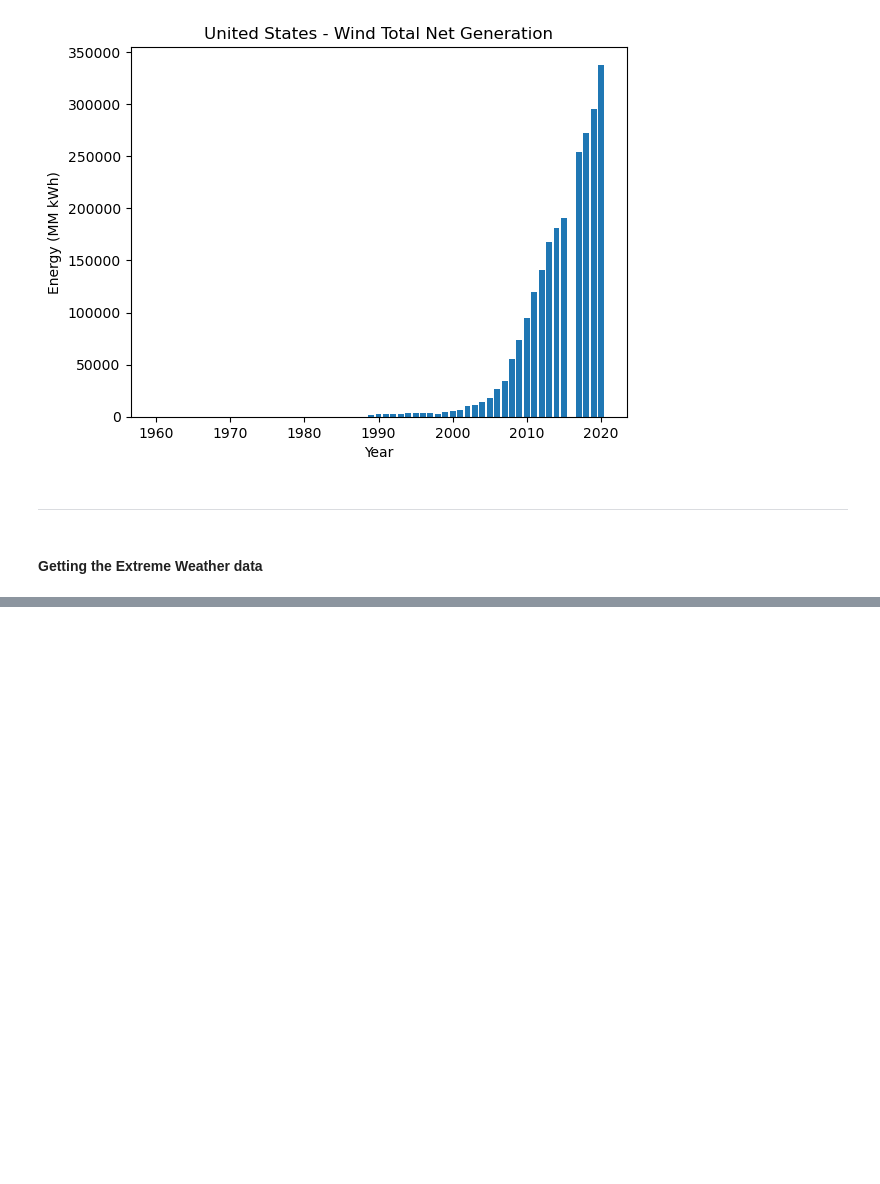
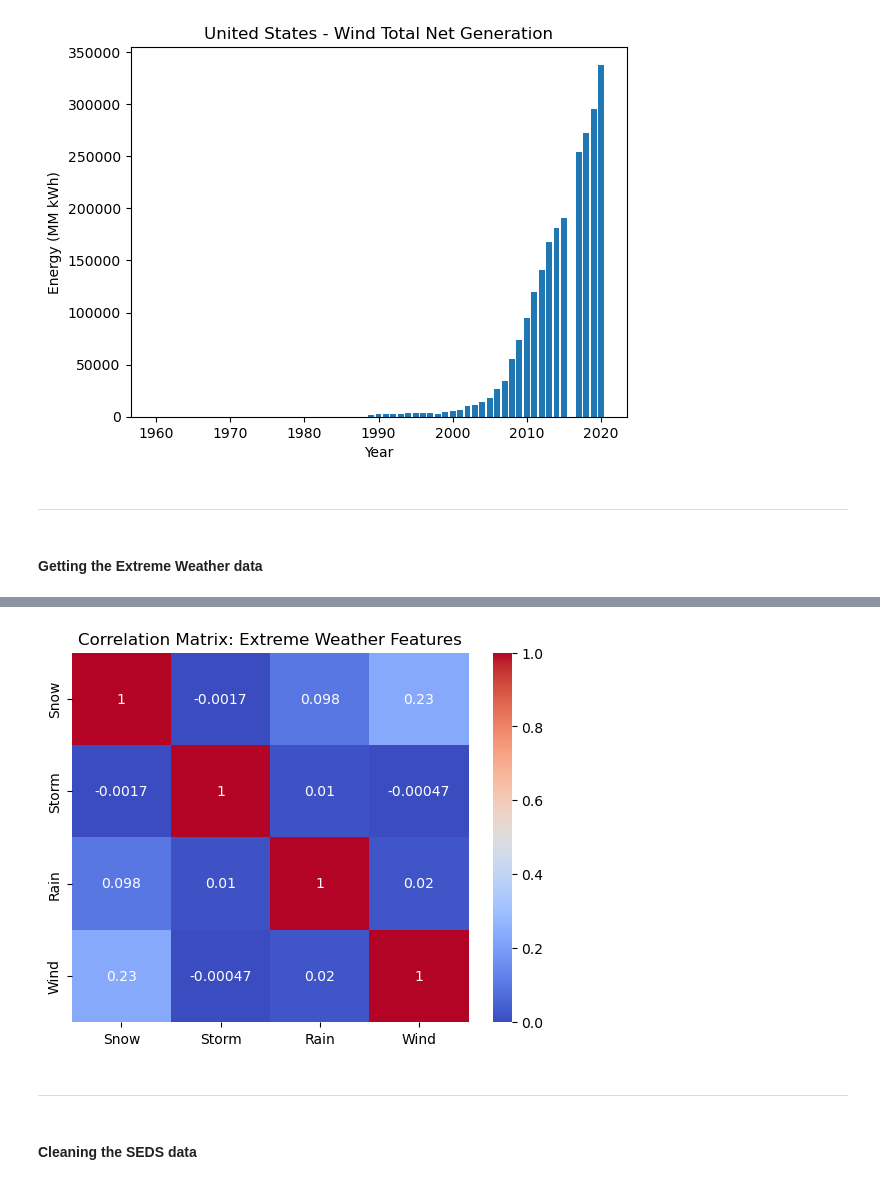
Before and after one commit to mcarbajal2/IFI8420-Assignments, a Jupyter notebook: Final Project/final_project.ipynb, the cells around one changed output, grey strips where cells are left out. Cells and saved outputs as stored; diff of their text form; code cells hidden in the pictures; blank space fills up the shorter version.

```diff
--- a/Final Project/final_project.ipynb
+++ b/Final Project/final_project.ipynb
@@ -252,0 +374,17 @@ plt.show()
+# %%
+sns.heatmap(
+    df_data[['snow_value_mm', 'duration_minutes_storm', 'rain_value_mm', 'wind_speed_mean']].corr(),
+    annot=True,
+    cmap='coolwarm',
+    xticklabels=['Snow', 'Storm', 'Rain', 'Wind'],
+    yticklabels=['Snow', 'Storm', 'Rain', 'Wind']
+)
+plt.title('Correlation Matrix: Extreme Weather Features')
+plt.savefig('impact_corr_matrix.png', bbox_inches='tight')
+plt.show()
+# %% [output]
+[figure, added]
+# %% [markdown]
+<hr>
+# %% [markdown]
+#### Cleaning the SEDS data
```
Also changed, not shown: parts of 32 cells of this notebook, 4 other files.
